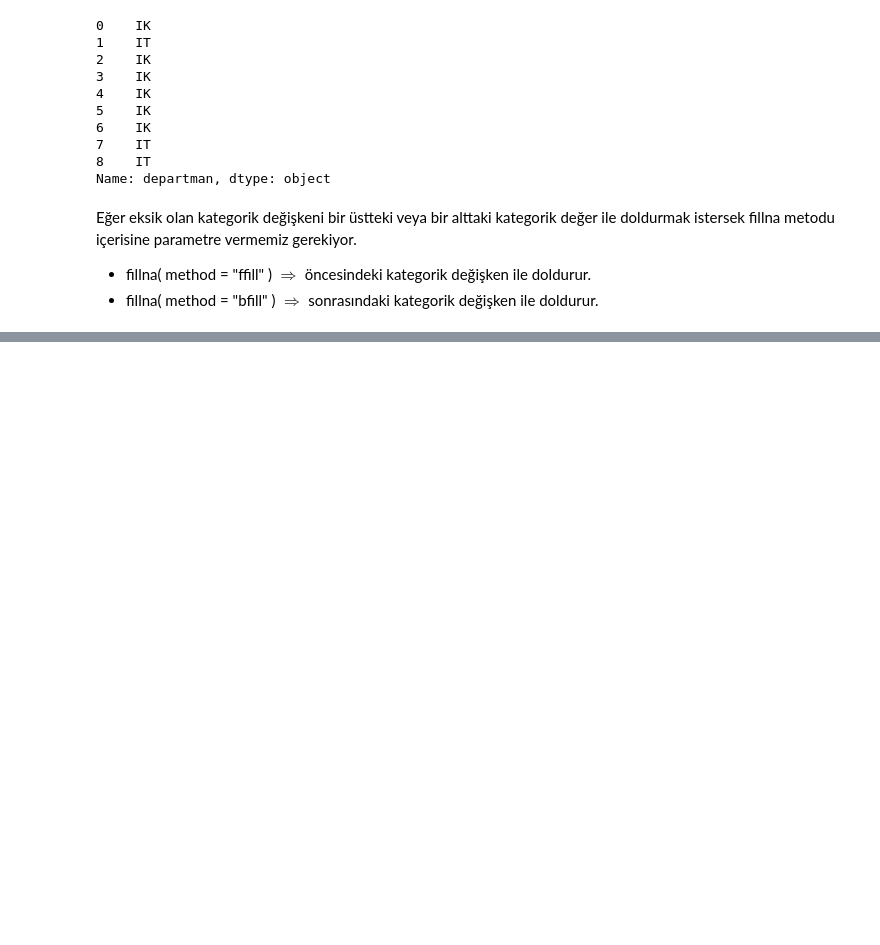
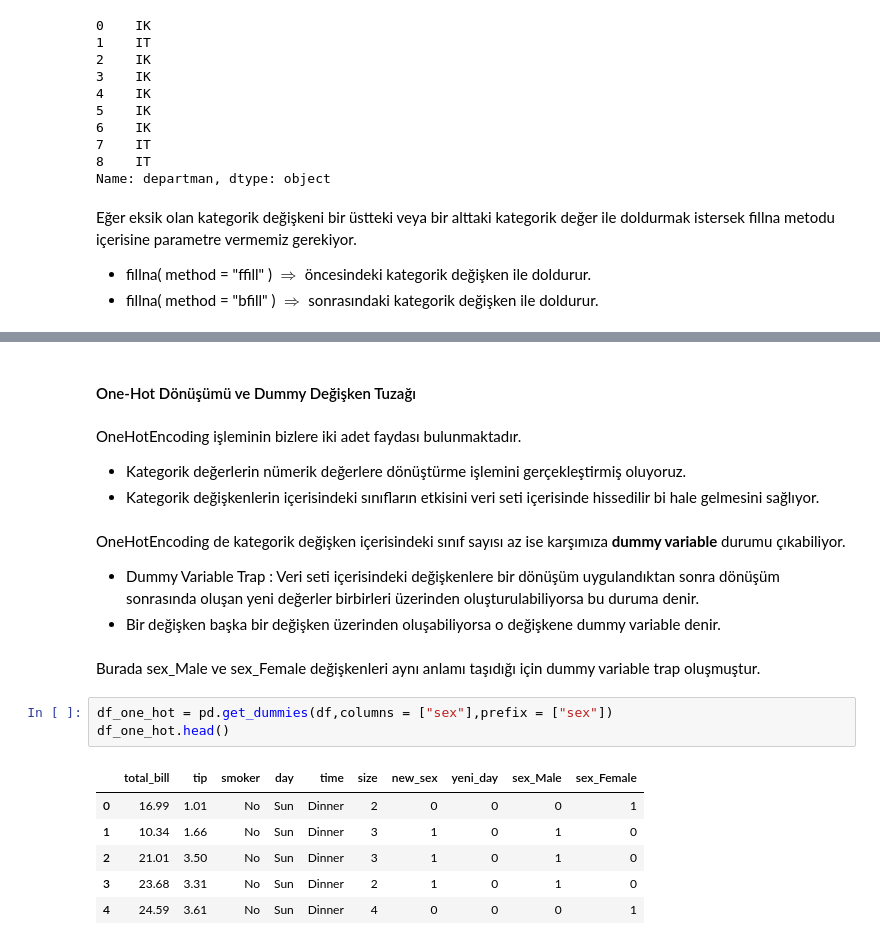
Before and after one commit to eabalta/data_science_notes, a Jupyter notebook: 5 - Veri On Isleme.ipynb, the cells around one changed output, grey strips where cells are left out. Drawn from its saved outputs; the diff is of its cells as text; blank space fills up the shorter version.

```diff
--- a/5 - Veri On Isleme.ipynb
+++ b/5 - Veri On Isleme.ipynb
@@ -548,0 +700,22 @@ Eğer eksik olan kategorik değişkeni bir üstteki veya bir alttaki kategorik d
+# %% [markdown]
+#### One-Hot Dönüşümü ve Dummy Değişken Tuzağı
+# %% [markdown]
+OneHotEncoding işleminin bizlere iki adet faydası bulunmaktadır.
+* Kategorik değerlerin nümerik değerlere dönüştürme işlemini gerçekleştirmiş oluyoruz.
+* Kategorik değişkenlerin içerisindeki sınıfların etkisini veri seti içerisinde hissedilir bi hale gelmesini sağlıyor.
+# %% [markdown]
+OneHotEncoding de kategorik değişken içerisindeki sınıf sayısı az ise karşımıza **dummy variable** durumu çıkabiliyor.
+* Dummy Variable Trap : Veri seti içerisindeki değişkenlere bir dönüşüm uygulandıktan sonra dönüşüm sonrasında oluşan yeni değerler birbirleri üzerinden oluşturulabiliyorsa bu duruma denir.
+* Bir değişken başka bir değişken üzerinden oluşabiliyorsa o değişkene dummy variable denir.
+# %% [markdown]
+Burada sex_Male ve sex_Female değişkenleri aynı anlamı taşıdığı için dummy variable trap oluşmuştur.
+# %%
+df_one_hot = pd.get_dummies(df,columns = ["sex"],prefix = ["sex"])
+df_one_hot.head()
+# %% [output]
+|  | total_bill | tip | smoker | day | time | size | new_sex | yeni_day | sex_Male | sex_Female |
+| 0 | 16.99 | 1.01 | No | Sun | Dinner | 2 | 0 | 0 | 0 | 1 |
+| 1 | 10.34 | 1.66 | No | Sun | Dinner | 3 | 1 | 0 | 1 | 0 |
+| 2 | 21.01 | 3.50 | No | Sun | Dinner | 3 | 1 | 0 | 1 | 0 |
+| 3 | 23.68 | 3.31 | No | Sun | Dinner | 2 | 1 | 0 | 1 | 0 |
+| 4 | 24.59 | 3.61 | No | Sun | Dinner | 4 | 0 | 0 | 0 | 1 |
```
Also changed, not shown: parts of 26 cells of this notebook.
